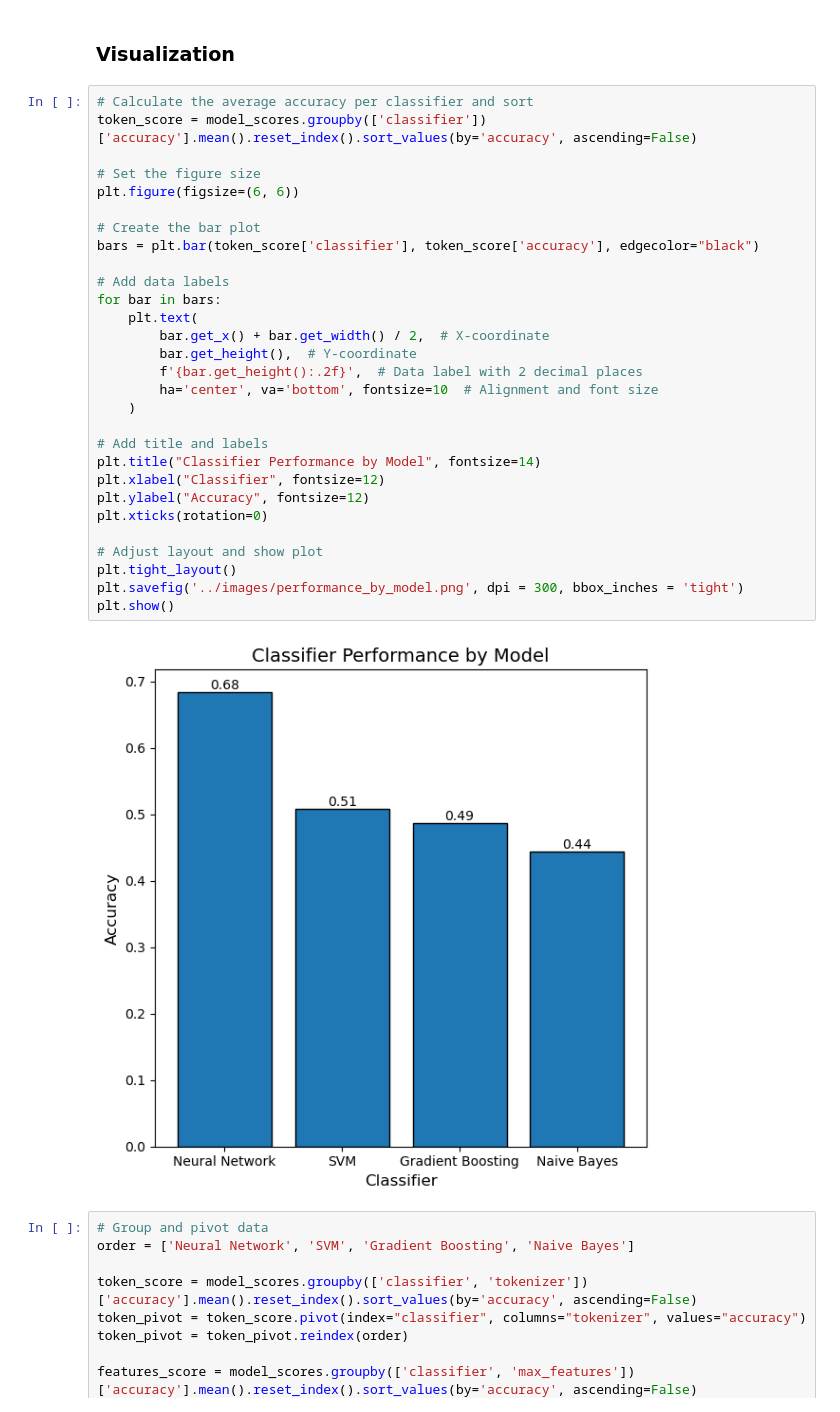
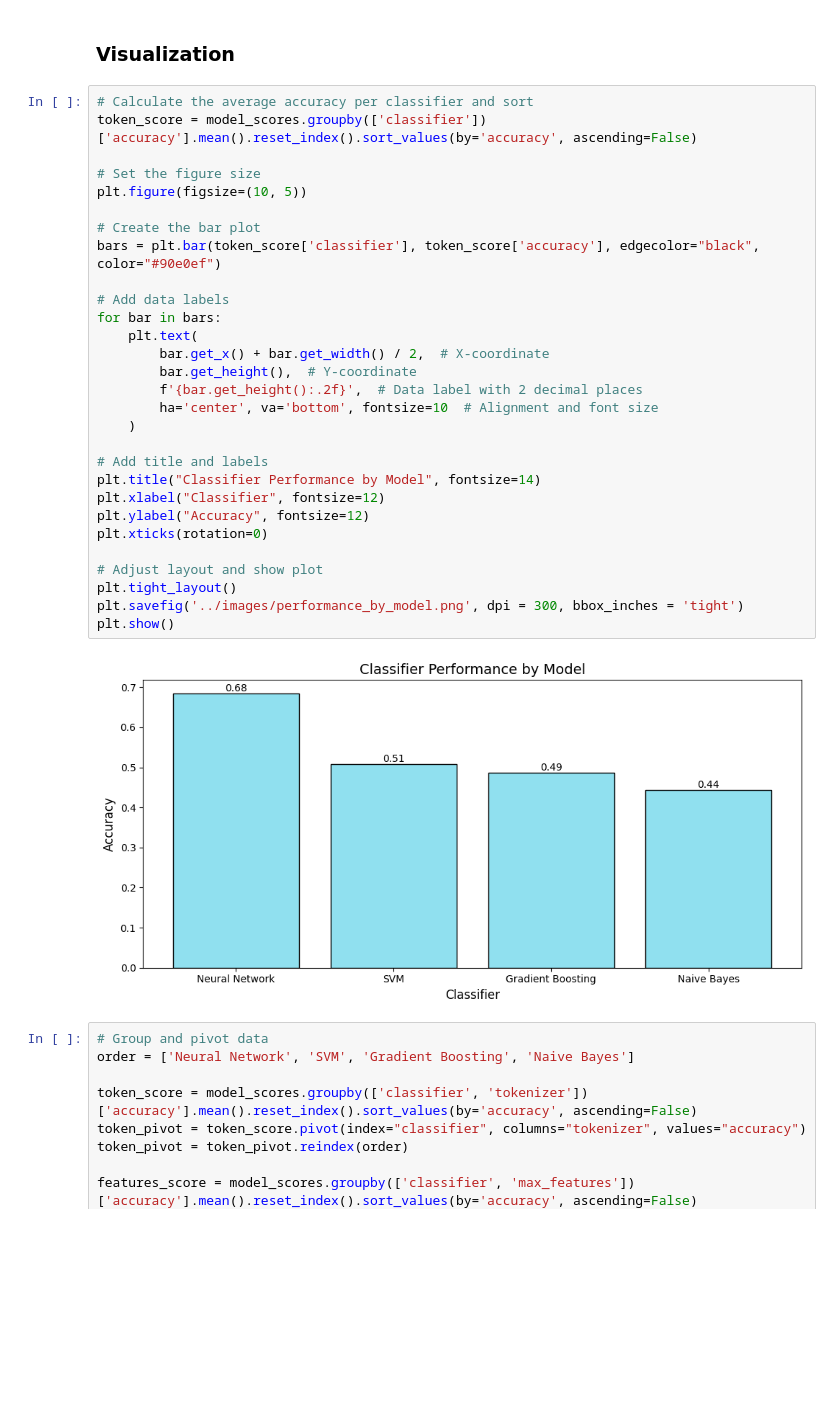
Before and after one commit to iffan20/Logistics-Research-Papers-Classification, a Jupyter notebook: code/06.Model_Evaluation.ipynb, the cells around one changed output. Saved outputs shown, nothing was run; the diff lists cells and outputs as text; blank space fills up the shorter version.

```diff
--- a/code/06.Model_Evaluation.ipynb
+++ b/code/06.Model_Evaluation.ipynb
@@ -90,34 +90,34 @@ model_scores['tokenizer'] = model_scores['tokenizer'].str.replace('_', ' ').str.
 # %%
 # Calculate the average accuracy per classifier and sort
 token_score = model_scores.groupby(['classifier'])['accuracy'].mean().reset_index().sort_values(by='accuracy', ascending=False)
 
 # Set the figure size
-plt.figure(figsize=(6, 6))
+plt.figure(figsize=(10, 5))
 
 # Create the bar plot
-bars = plt.bar(token_score['classifier'], token_score['accuracy'], edgecolor="black")
+bars = plt.bar(token_score['classifier'], token_score['accuracy'], edgecolor="black", color="#90e0ef")
 
 # Add data labels
 for bar in bars:
     plt.text(
         bar.get_x() + bar.get_width() / 2,  # X-coordinate
         bar.get_height(),  # Y-coordinate
         f'{bar.get_height():.2f}',  # Data label with 2 decimal places
         ha='center', va='bottom', fontsize=10  # Alignment and font size
     )
 
 # Add title and labels
 plt.title("Classifier Performance by Model", fontsize=14)
 plt.xlabel("Classifier", fontsize=12)
 plt.ylabel("Accuracy", fontsize=12)
 plt.xticks(rotation=0)
 
 # Adjust layout and show plot
 plt.tight_layout()
 plt.savefig('../images/performance_by_model.png', dpi = 300, bbox_inches = 'tight')
 plt.show()
 # %% [output]
-[figure, old version]
+[figure, new version]
 # %%
 # Group and pivot data
 order = ['Neural Network', 'SVM', 'Gradient Boosting', 'Naive Bayes']
```
Also changed, not shown: parts of 1 cell of this notebook, 2 other files.
